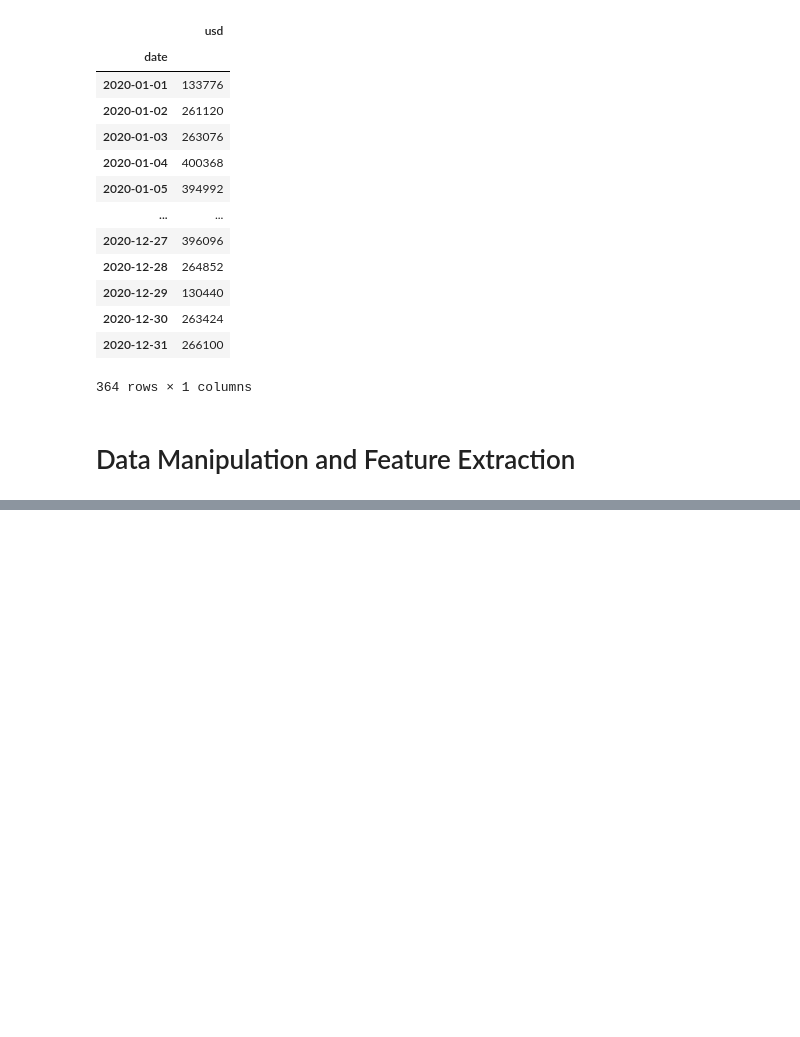
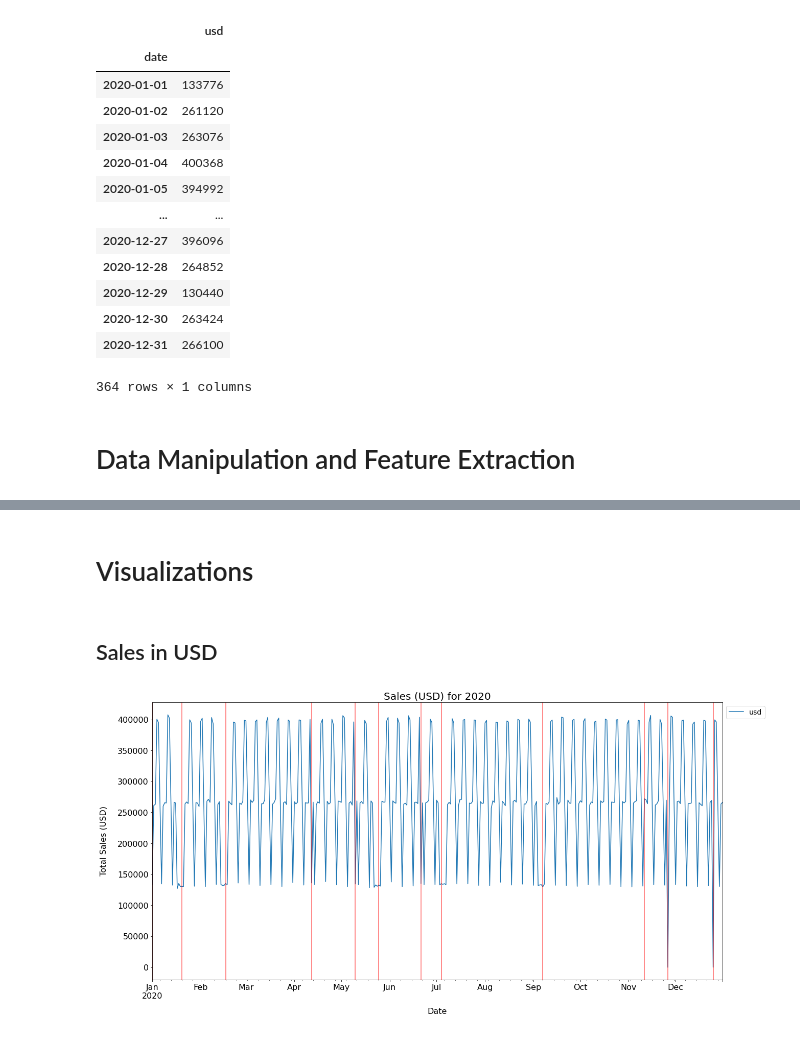
Before and after one commit to jvgalvin/Portfolio, a Jupyter notebook: project_1_4.ipynb, the cells around one changed output, grey strips where cells are left out. Cells and saved outputs as stored; diff of their text form; code cells hidden in the pictures; blank space fills up the shorter version.

```diff
--- a/project_1_4.ipynb
+++ b/project_1_4.ipynb
@@ -285,0 +270,33 @@ Name: meals_sold, dtype: Float64
+# %% [markdown]
+# Visualizations
+# %% [markdown]
+## Sales in USD
+# %%
+# Generate the plot
+fig, ax = plt.subplots()
+fig = df.plot(y=["usd"],
+        use_index=True,
+        figsize=(20,10),
+       ax=ax)
+plt.title("Sales (USD) for 2020", fontsize=20)
+ax.set_ylabel("Total Sales (USD)", labelpad=20, fontsize=16)
+ax.set_xlabel("Date", labelpad=15, fontsize=16)
+plt.xticks(fontsize=16)
+plt.yticks(fontsize=16)
+ax.legend(bbox_to_anchor=(1, 1), ncol=1, fontsize=14)
+
+# Add vertical lines to indicate holidays
+plt.axvline(dt.datetime(2020, 1, 1), color="red", alpha = 0.6)
+plt.axvline(dt.datetime(2020, 1, 20), color="red", alpha = 0.6)
+plt.axvline(dt.datetime(2020, 2, 17), color="red", alpha = 0.6)
+plt.axvline(dt.datetime(2020, 4, 12), color="red", alpha = 0.6)
+plt.axvline(dt.datetime(2020, 5, 10), color="red", alpha = 0.6)
+plt.axvline(dt.datetime(2020, 5, 25), color="red", alpha = 0.6)
+plt.axvline(dt.datetime(2020, 6, 21), color="red", alpha = 0.6)
+plt.axvline(dt.datetime(2020, 7, 4), color="red", alpha = 0.6)
+plt.axvline(dt.datetime(2020, 9, 7), color="red", alpha = 0.6)
+plt.axvline(dt.datetime(2020, 11, 11), color="red", alpha = 0.6)
+plt.axvline(dt.datetime(2020, 11, 26), color="red", alpha = 0.6)
+plt.axvline(dt.datetime(2020, 12, 25), color="red", alpha = 0.6);
+# %% [output]
+[figure, added]
```
Also changed, not shown: parts of 14 cells of this notebook.
